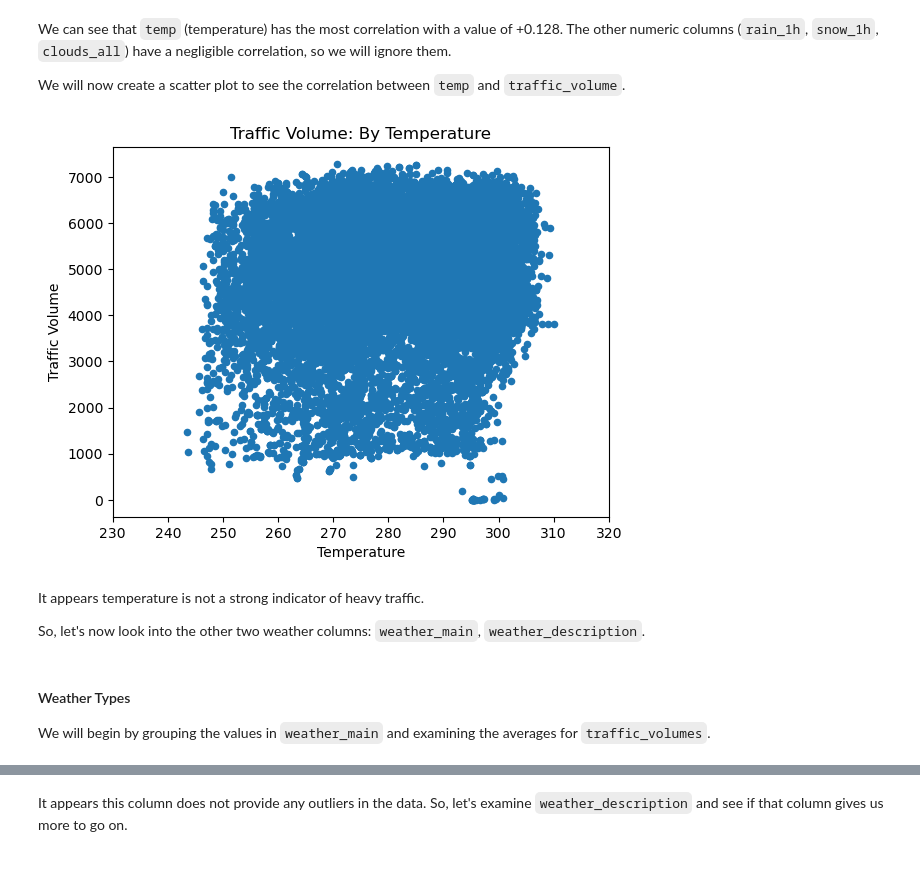
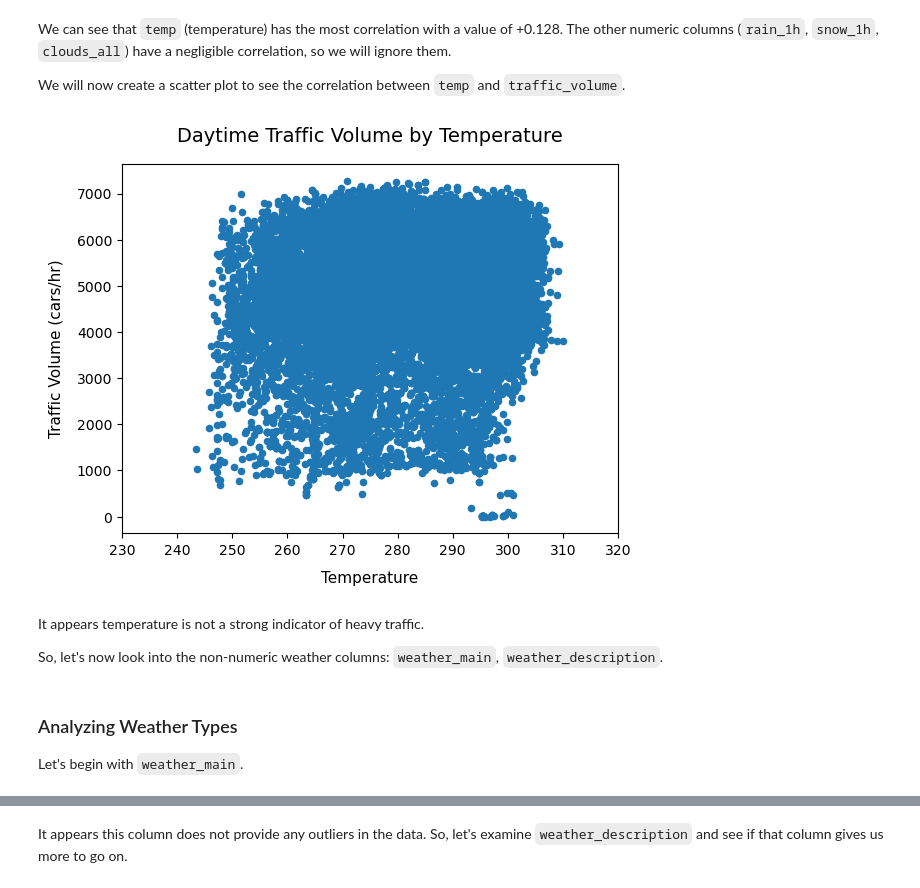
Before and after one commit to CodyTheCoderPrice/Finding-Heavy-Traffic-Indicators-on-I94, a Jupyter notebook: Finding Heavy Traffic Indicators on I-94.ipynb, the cells around one changed output, grey strips where cells are left out. Saved outputs shown, nothing was run; the diff lists cells and outputs as text; code cells hidden in the pictures.

```diff
--- a/Finding Heavy Traffic Indicators on I-94.ipynb
+++ b/Finding Heavy Traffic Indicators on I-94.ipynb
@@ -105,9 +144,9 @@ We'll distinguish them as such:
 # %%
-day = i_94.copy()[(i_94['date_time'].dt.hour >= 7) & (i_94['date_time'].dt.hour < 19)]
-print(day.shape)
+daytime = i_94.copy()[(i_94['date_time'].dt.hour >= 7) & (i_94['date_time'].dt.hour < 19)]
+print(daytime.shape)
 
-night = i_94.copy()[(i_94['date_time'].dt.hour >= 19) | (i_94['date_time'].dt.hour < 7)]
-print(night.shape)
+nighttime = i_94.copy()[(i_94['date_time'].dt.hour >= 19) | (i_94['date_time'].dt.hour < 7)]
+print(nighttime.shape)
 # %% [output]
 (23877, 13)
 (24327, 13)
@@ -309,19 +393,19 @@ We can see that `temp` (temperature) has the most correlation with a value of +0
 
 We will now create a scatter plot to see the correlation between `temp` and `traffic_volume`.
 # %%
-day.plot.scatter('temp', 'traffic_volume')
+daytime.plot.scatter('temp', 'traffic_volume')
 plt.xlim(230, 320)
-plt.title('Traffic Volume: By Temperature')
-plt.xlabel('Temperature')
-plt.ylabel('Traffic Volume')
+plt.title('Daytime Traffic Volume by Temperature', pad=16, fontsize=14)
+plt.xlabel('Temperature', labelpad=10, fontsize='11')
+plt.ylabel('Traffic Volume (cars/hr)', labelpad=10, fontsize='11')
 plt.show()
 # %% [output]
-[figure, old version]
+[figure, new version]
 # %% [markdown]
 It appears temperature is not a strong indicator of heavy traffic.
 
-So, let's now look into the other two weather columns: `weather_main`, `weather_description`.
+So, let's now look into the non-numeric weather columns: `weather_main`, `weather_description`.
 # %% [markdown]
-#### Weather Types
-We will begin by grouping the values in `weather_main` and examining the averages for `traffic_volumes`.
+### Analyzing Weather Types
+Let's begin with `weather_main`.
 # %%
```
Also changed, not shown: parts of 47 cells of this notebook, 1 other file.
